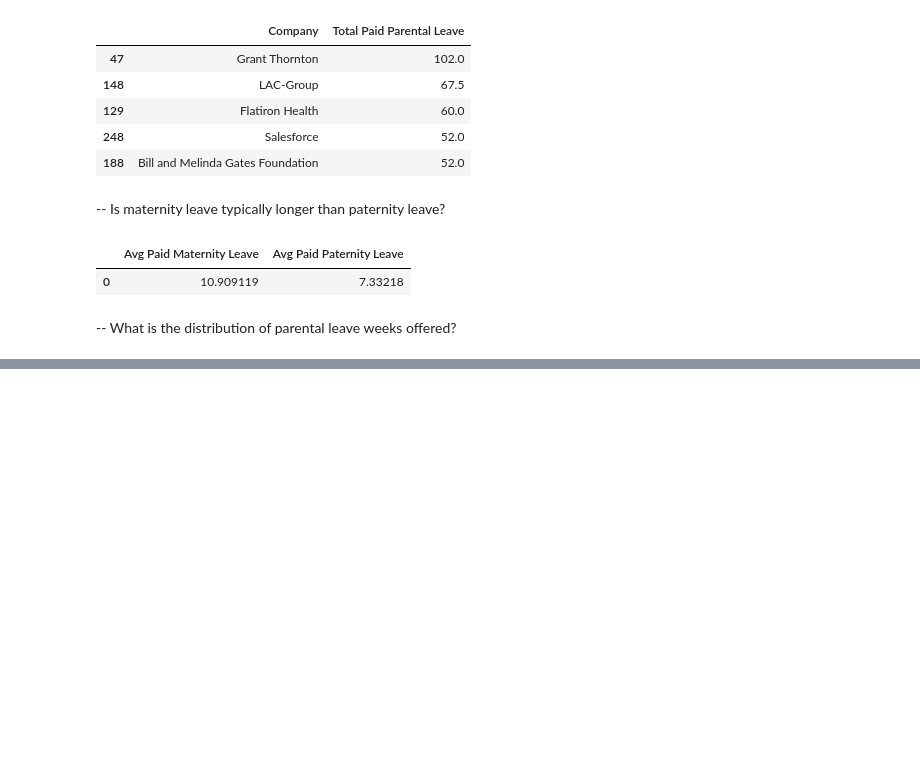
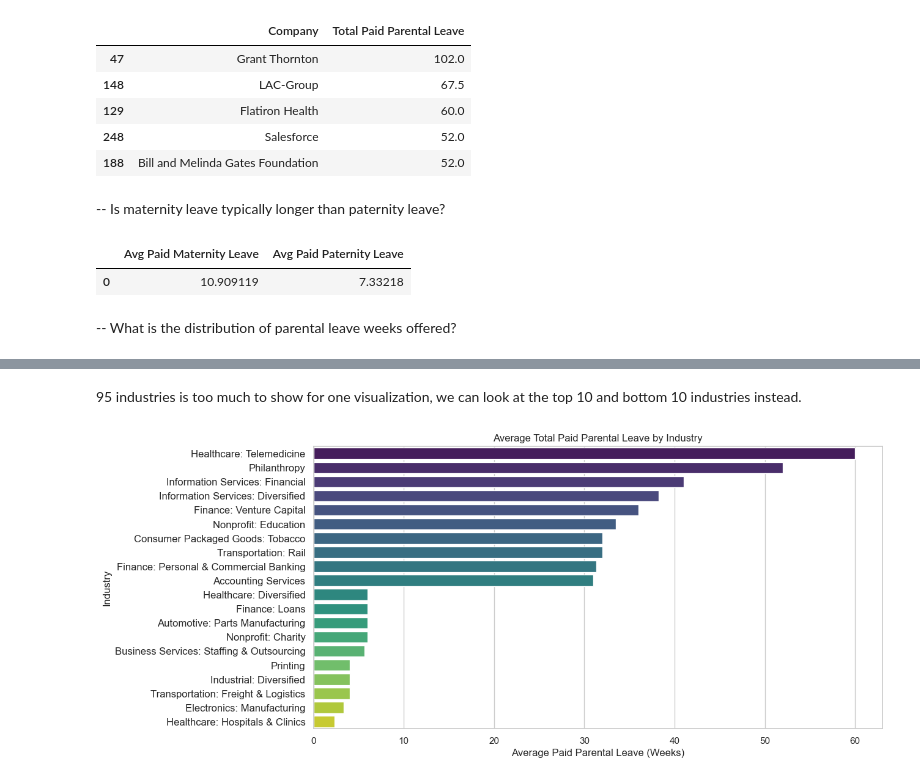
Before and after one commit to lnunag/DataAnalysis, a Jupyter notebook: Parental Leave Policies/plp.ipynb, the cells around one changed output, grey strips where cells are left out. Cells and saved outputs as stored; diff of their text form; code cells hidden in the pictures; blank space fills up the shorter version.

```diff
--- a/Parental Leave Policies/plp.ipynb
+++ b/Parental Leave Policies/plp.ipynb
@@ -134,0 +170,10 @@ stats
+# %%
+grouped_data = data.groupby('Industry')['Total Paid Parental Leave'].mean().reset_index()
+grouped_data.rename(columns={'Total Paid Parental Leave': 'Avg Total Paid Parental Leave'}, inplace=True)
+
+sorted_data = grouped_data.sort_values(by='Avg Total Paid Parental Leave', ascending=False)
+#sorted_data.head(20)
+# %%
+filtered_data = sorted_data.dropna(subset=['Avg Total Paid Parental Leave']) #drop NaN values
+filtered_data = filtered_data[filtered_data['Avg Total Paid Parental Leave'] > 0]
+filtered_data.head()
@@ -134,0 +187,18 @@ stats
+# %% [markdown]
+95 industries is too much to show for one visualization, we can look at the top 10 and bottom 10 industries instead.
+# %%
+top_industries = filtered_data.head(10)
+bottom_industries = filtered_data.tail(10)
+top_and_bottom = pd.concat([top_industries, bottom_industries])
+# %%
+sns.set(style="whitegrid")
+plt.figure(figsize=(12,6))
+
+sns.barplot(x='Avg Total Paid Parental Leave', y='Industry', data=top_and_bottom, palette='viridis')
+plt.title('Average Total Paid Parental Leave by Industry')
+plt.xlabel('Average Paid Parental Leave (Weeks)')
+plt.ylabel('Industry')
+plt.yticks(fontsize=12)
+plt.show()
+# %% [output]
+[figure, added]
```
Also changed, not shown: parts of 15 cells of this notebook.
